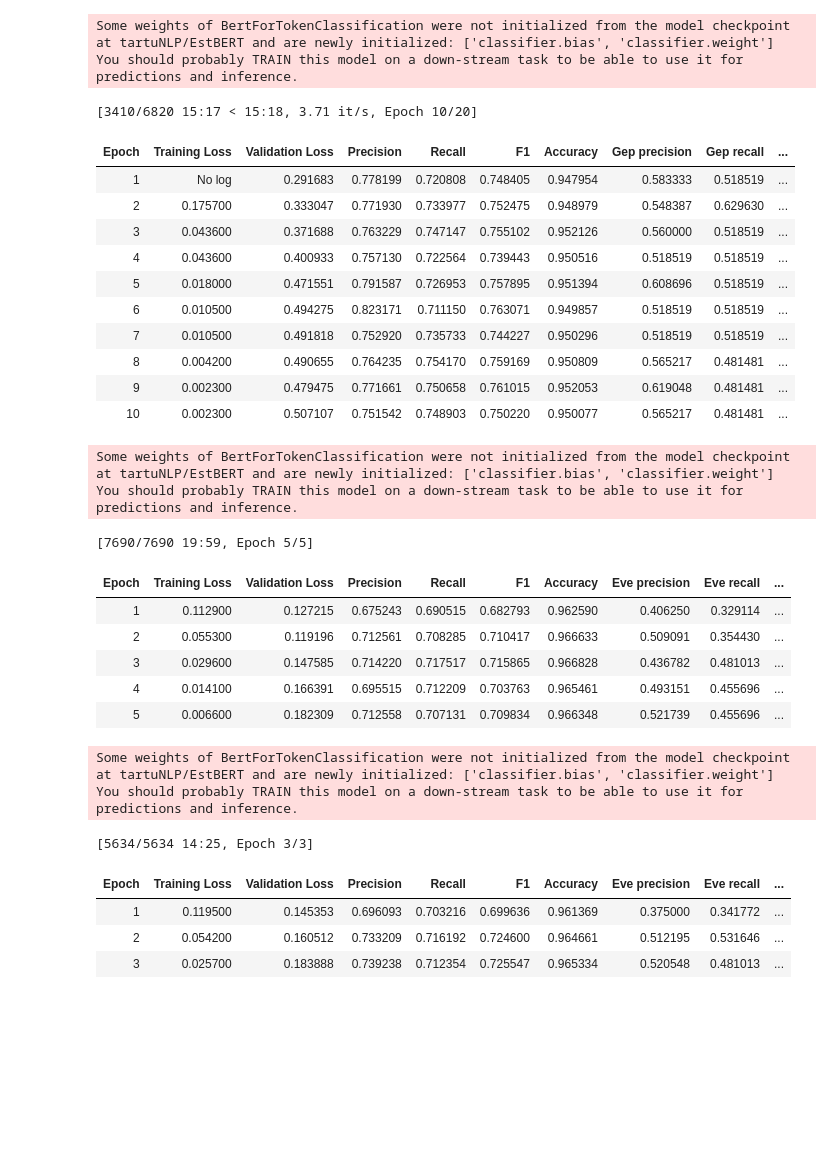
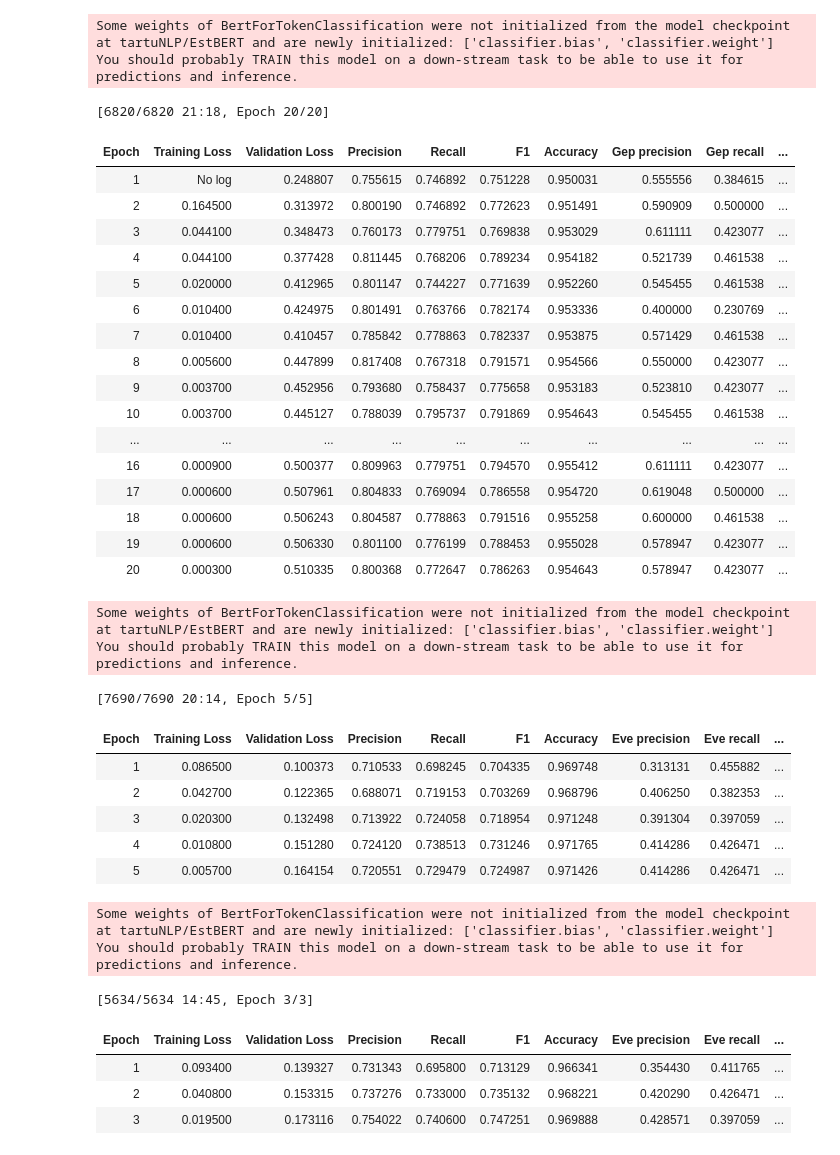
Before and after one commit to martinkivisikk/ner_thesis, a Jupyter notebook: finetune_ner.ipynb, the cells around one changed output. Saved outputs shown, nothing was run; the diff lists cells and outputs as text; code cells hidden in the pictures; blank space fills up the shorter version.

Commit message:
Andmetöötluse muudatused, tokenizer ei väiketähesta enam kõike

```diff
--- a/finetune_ner.ipynb
+++ b/finetune_ner.ipynb
@@ -65,7 +67,7 @@ ewt_dataset, edt_dataset, combined_dataset = load_all(from_json=True)
 #edt_dataset = load_and_process_dataset('edt')
 #combined_dataset = combine_datasetdicts(ewt_dataset, edt_dataset)
 # %%
-tokenizer = AutoTokenizer.from_pretrained("tartuNLP/EstBERT", max_length=128, padding="max_length", truncation="longest_first")
+tokenizer = AutoTokenizer.from_pretrained("tartuNLP/EstBERT", max_length=128, padding="max_length", truncation="longest_first", do_lower_case=False, use_fast=True)
 # %%
 # https://huggingface.co/docs/transformers/en/tasks/token_classification
 
@@ -229,11 +225,20 @@ def finetune_model(tokenized_dataset, epochs=3, batch_size=8):
 #combined_model = finetune_model(tokenized_combined)
 #Epoch 3/3
 #3755/3755 [==============================] - 619s 165ms/step - loss: 0.0727 - val_loss: 0.1575 - precision: 0.6984 - recall: 0.6915 - f1: 0.6949 - accuracy: 0.9617
+# %%
+bert_config = AutoConfig.from_pretrained(
+    "tartuNLP/EstBERT",
+    id2label = IDX2TAG,
+    label2id = TAG2IDX,
+    num_labels = len(IDX2TAG),
+    output_hidden_states = False,
+    output_attentions = False,
+)
 # %%
 def finetune_model_pytorch(tokenized_dataset, epochs=3, batch_size=16, lr=5e-5, scheduler='linear', beta1=0.9, beta2=0.99, epsilon=1e-6, decay=0.01, early_stop_patience=2, freeze=False):
 
-  model = AutoModelForTokenClassification.from_pretrained("tartuNLP/EstBERT", num_labels=len(ALL_TAGS), id2label=IDX2TAG, label2id=TAG2IDX)
-
+  model = AutoModelForTokenClassification.from_pretrained("tartuNLP/EstBERT", config=bert_config) #num_labels=len(ALL_TAGS), id2label=IDX2TAG, label2id=TAG2IDX
+  model.cuda()
   if freeze:
     for param in model.bert.embeddings.parameters():
       param.requires_grad = False
@@ -406,38 +409,45 @@ You should probably TRAIN this model on a down-stream task to be able to use it
 # %%
-# parim f1: 0.7664724338861497
-# parameetrid: {'learning_rate': 5e-05, 'batch_size': 16, 'num_train_epochs': 4, 'weight_decay': 0.01, 'adam_beta1': 0.9, 'adam_beta2': 0.99, 'adam_epsilon': 1e-06, 'lr_scheduler_type': 'linear'}
+#parim f1: 0.7769718948322756
+#parameetrid: {'learning_rate': 5e-05, 'batch_size': 16, 'num_train_epochs': 3, 'weight_decay': 0.01, 'adam_beta1': 0.9, 'adam_beta2': 0.99, 'adam_epsilon': 1e-06, 'lr_scheduler_type': 'linear'}
 # 20 epohhi ~ 30min
 # dev hulk on väike, kõik märgendid pole esindatud
+# f1 0.800557
 ewt_mudel, trainer_ewt = finetune_model_pytorch(tokenized_ewt,
                                               epochs=20,
                                               batch_size=16,
                                               lr=5e-05,
                                               scheduler='linear',
                                               beta1=0.9,
                                               beta2=0.99,
                                               epsilon=1e-06,
                                               decay=0.01,
-                                              early_stop_patience=4,
+                                              early_stop_patience=5,
                                               freeze=False)
 # %% [output]
 Some weights of BertForTokenClassification were not initialized from the model checkpoint at tartuNLP/EstBERT and are newly initialized: ['classifier.bias', 'classifier.weight']
 You should probably TRAIN this model on a down-stream task to be able to use it for predictions and inference.
-[3410/6820 15:17 < 15:18, 3.71 it/s, Epoch 10/20]
+[6820/6820 21:18, Epoch 20/20]
 | Epoch | Training Loss | Validation Loss | Precision | Recall | F1 | Accuracy | Gep precision | Gep recall | ... |
-| 1 | No log | 0.291683 | 0.778199 | 0.720808 | 0.748405 | 0.947954 | 0.583333 | 0.518519 | ... |
-| 2 | 0.175700 | 0.333047 | 0.771930 | 0.733977 | 0.752475 | 0.948979 | 0.548387 | 0.629630 | ... |
-| 3 | 0.043600 | 0.371688 | 0.763229 | 0.747147 | 0.755102 | 0.952126 | 0.560000 | 0.518519 | ... |
-| 4 | 0.043600 | 0.400933 | 0.757130 | 0.722564 | 0.739443 | 0.950516 | 0.518519 | 0.518519 | ... |
-| 5 | 0.018000 | 0.471551 | 0.791587 | 0.726953 | 0.757895 | 0.951394 | 0.608696 | 0.518519 | ... |
-| 6 | 0.010500 | 0.494275 | 0.823171 | 0.711150 | 0.763071 | 0.949857 | 0.518519 | 0.518519 | ... |
-| 7 | 0.010500 | 0.491818 | 0.752920 | 0.735733 | 0.744227 | 0.950296 | 0.518519 | 0.518519 | ... |
-| 8 | 0.004200 | 0.490655 | 0.764235 | 0.754170 | 0.759169 | 0.950809 | 0.565217 | 0.481481 | ... |
-| 9 | 0.002300 | 0.479475 | 0.771661 | 0.750658 | 0.761015 | 0.952053 | 0.619048 | 0.481481 | ... |
-| 10 | 0.002300 | 0.507107 | 0.751542 | 0.748903 | 0.750220 | 0.950077 | 0.565217 | 0.481481 | ... |
+| 1 | No log | 0.248807 | 0.755615 | 0.746892 | 0.751228 | 0.950031 | 0.555556 | 0.384615 | ... |
+| 2 | 0.164500 | 0.313972 | 0.800190 | 0.746892 | 0.772623 | 0.951491 | 0.590909 | 0.500000 | ... |
+| 3 | 0.044100 | 0.348473 | 0.760173 | 0.779751 | 0.769838 | 0.953029 | 0.611111 | 0.423077 | ... |
+| 4 | 0.044100 | 0.377428 | 0.811445 | 0.768206 | 0.789234 | 0.954182 | 0.521739 | 0.461538 | ... |
+| 5 | 0.020000 | 0.412965 | 0.801147 | 0.744227 | 0.771639 | 0.952260 | 0.545455 | 0.461538 | ... |
+| 6 | 0.010400 | 0.424975 | 0.801491 | 0.763766 | 0.782174 | 0.953336 | 0.400000 | 0.230769 | ... |
+| 7 | 0.010400 | 0.410457 | 0.785842 | 0.778863 | 0.782337 | 0.953875 | 0.571429 | 0.461538 | ... |
+| 8 | 0.005600 | 0.447899 | 0.817408 | 0.767318 | 0.791571 | 0.954566 | 0.550000 | 0.423077 | ... |
+| 9 | 0.003700 | 0.452956 | 0.793680 | 0.758437 | 0.775658 | 0.953183 | 0.523810 | 0.423077 | ... |
+| 10 | 0.003700 | 0.445127 | 0.788039 | 0.795737 | 0.791869 | 0.954643 | 0.545455 | 0.461538 | ... |
+| ... | ... | ... | ... | ... | ... | ... | ... | ... | ... |
+| 16 | 0.000900 | 0.500377 | 0.809963 | 0.779751 | 0.794570 | 0.955412 | 0.611111 | 0.423077 | ... |
+| 17 | 0.000600 | 0.507961 | 0.804833 | 0.769094 | 0.786558 | 0.954720 | 0.619048 | 0.500000 | ... |
+| 18 | 0.000600 | 0.506243 | 0.804587 | 0.778863 | 0.791516 | 0.955258 | 0.600000 | 0.461538 | ... |
+| 19 | 0.000600 | 0.506330 | 0.801100 | 0.776199 | 0.788453 | 0.955028 | 0.578947 | 0.423077 | ... |
+| 20 | 0.000300 | 0.510335 | 0.800368 | 0.772647 | 0.786263 | 0.954643 | 0.578947 | 0.423077 | ... |
 # %%
 # 15 epohhi ~1h
 edt_mudel, trainer_edt = finetune_model_pytorch(tokenized_edt,
-                                              epochs=10,
+                                              epochs=5,
                                               batch_size=16,
                                               lr=5e-5,
                                               scheduler='linear',
@@ -445,18 +455,18 @@ edt_mudel, trainer_edt = finetune_model_pytorch(tokenized_edt,
                                               beta2=0.99,
                                               epsilon=1e-6,
                                               decay=0.01,
-                                              early_stop_patience=3,
+                                              early_stop_patience=2,
                                               freeze=False)
 # %% [output]
 Some weights of BertForTokenClassification were not initialized from the model checkpoint at tartuNLP/EstBERT and are newly initialized: ['classifier.bias', 'classifier.weight']
 You should probably TRAIN this model on a down-stream task to be able to use it for predictions and inference.
-[7690/7690 19:59, Epoch 5/5]
+[7690/7690 20:14, Epoch 5/5]
 | Epoch | Training Loss | Validation Loss | Precision | Recall | F1 | Accuracy | Eve precision | Eve recall | ... |
-| 1 | 0.112900 | 0.127215 | 0.675243 | 0.690515 | 0.682793 | 0.962590 | 0.406250 | 0.329114 | ... |
-| 2 | 0.055300 | 0.119196 | 0.712561 | 0.708285 | 0.710417 | 0.966633 | 0.509091 | 0.354430 | ... |
-| 3 | 0.029600 | 0.147585 | 0.714220 | 0.717517 | 0.715865 | 0.966828 | 0.436782 | 0.481013 | ... |
-| 4 | 0.014100 | 0.166391 | 0.695515 | 0.712209 | 0.703763 | 0.965461 | 0.493151 | 0.455696 | ... |
-| 5 | 0.006600 | 0.182309 | 0.712558 | 0.707131 | 0.709834 | 0.966348 | 0.521739 | 0.455696 | ... |
+| 1 | 0.086500 | 0.100373 | 0.710533 | 0.698245 | 0.704335 | 0.969748 | 0.313131 | 0.455882 | ... |
+| 2 | 0.042700 | 0.122365 | 0.688071 | 0.719153 | 0.703269 | 0.968796 | 0.406250 | 0.382353 | ... |
+| 3 | 0.020300 | 0.132498 | 0.713922 | 0.724058 | 0.718954 | 0.971248 | 0.391304 | 0.397059 | ... |
+| 4 | 0.010800 | 0.151280 | 0.724120 | 0.738513 | 0.731246 | 0.971765 | 0.414286 | 0.426471 | ... |
+| 5 | 0.005700 | 0.164154 | 0.720551 | 0.729479 | 0.724987 | 0.971426 | 0.414286 | 0.426471 | ... |
 # %%
 combined_mudel, trainer_combined = finetune_model_pytorch(tokenized_combined,
                                               epochs=3,
@@ -472,11 +482,11 @@ combined_mudel, trainer_combined = finetune_model_pytorch(tokenized_combined,
 # %% [output]
 Some weights of BertForTokenClassification were not initialized from the model checkpoint at tartuNLP/EstBERT and are newly initialized: ['classifier.bias', 'classifier.weight']
 You should probably TRAIN this model on a down-stream task to be able to use it for predictions and inference.
-[5634/5634 14:25, Epoch 3/3]
+[5634/5634 14:45, Epoch 3/3]
 | Epoch | Training Loss | Validation Loss | Precision | Recall | F1 | Accuracy | Eve precision | Eve recall | ... |
-| 1 | 0.119500 | 0.145353 | 0.696093 | 0.703216 | 0.699636 | 0.961369 | 0.375000 | 0.341772 | ... |
-| 2 | 0.054200 | 0.160512 | 0.733209 | 0.716192 | 0.724600 | 0.964661 | 0.512195 | 0.531646 | ... |
-| 3 | 0.025700 | 0.183888 | 0.739238 | 0.712354 | 0.725547 | 0.965334 | 0.520548 | 0.481013 | ... |
+| 1 | 0.093400 | 0.139327 | 0.731343 | 0.695800 | 0.713129 | 0.966341 | 0.354430 | 0.411765 | ... |
+| 2 | 0.040800 | 0.153315 | 0.737276 | 0.733000 | 0.735132 | 0.968221 | 0.420290 | 0.426471 | ... |
+| 3 | 0.019500 | 0.173116 | 0.754022 | 0.740600 | 0.747251 | 0.969888 | 0.428571 | 0.397059 | ... |
 # %%
 # ennustamiseks vaja kasutada trainer.predict()
 
```
Also changed, not shown: parts of 13 cells of this notebook, 1 other file.
